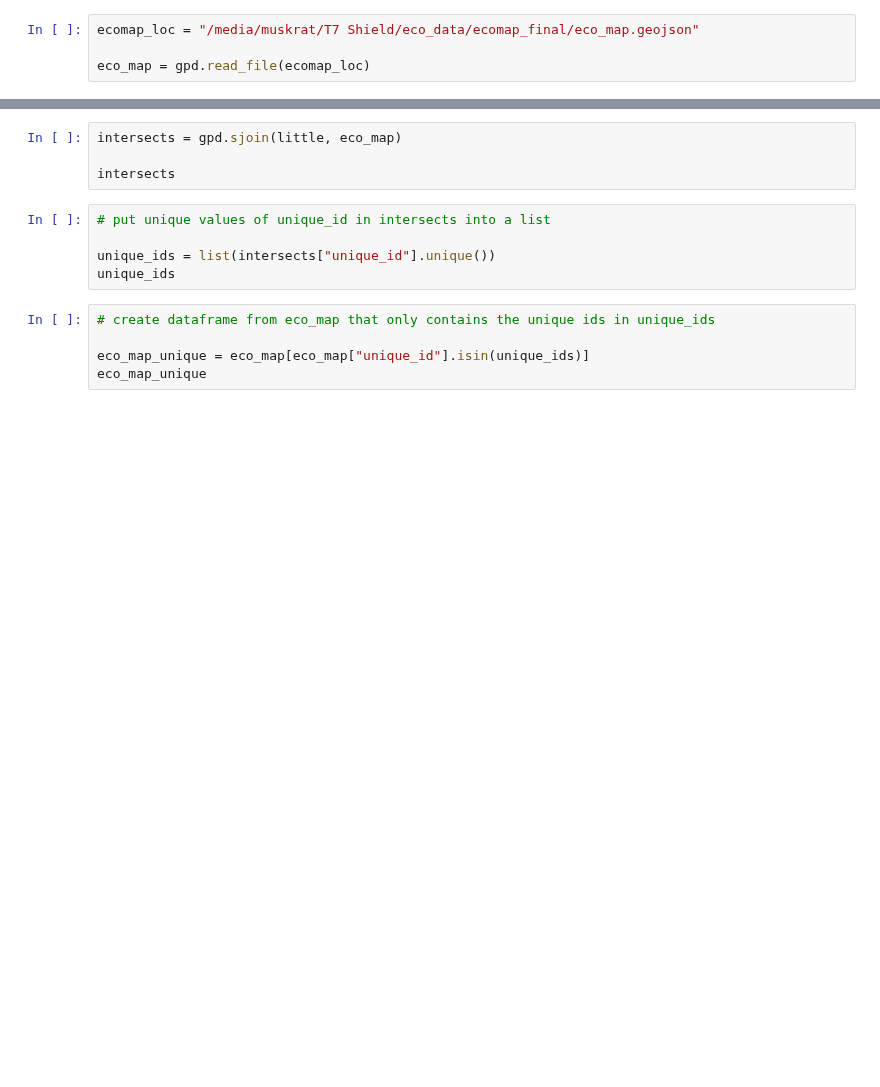
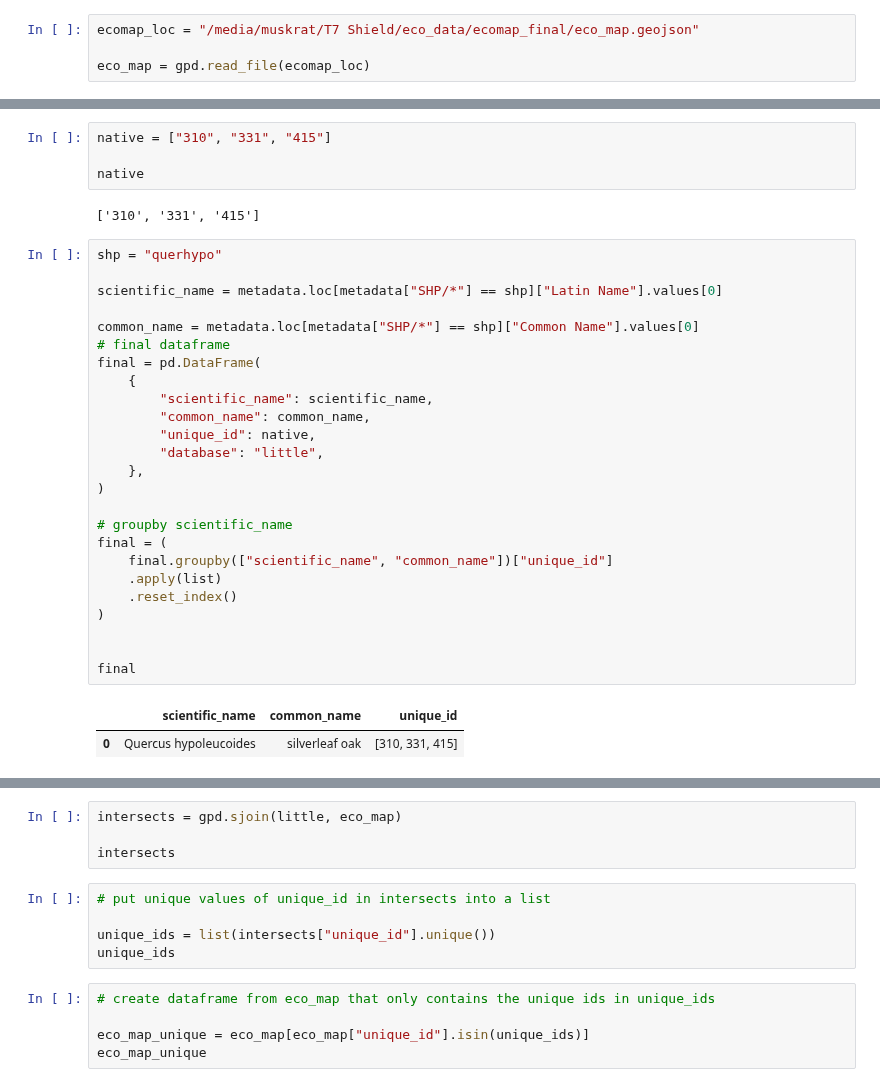
Before and after one commit to sl354207/eco_python, a Jupyter notebook: native/little_test.ipynb, the cells around one changed output, grey strips where cells are left out. Saved outputs shown, nothing was run; the diff lists cells and outputs as text; blank space fills up the shorter version.

```diff
--- a/native/little_test.ipynb
+++ b/native/little_test.ipynb
@@ -55,0 +149,34 @@ ax.invert_xaxis()
+# %%
+native = ["310", "331", "415"]
+
+native
+# %% [output]
+['310', '331', '415']
+# %%
+shp = "querhypo"
+
+scientific_name = metadata.loc[metadata["SHP/*"] == shp]["Latin Name"].values[0]
+
+common_name = metadata.loc[metadata["SHP/*"] == shp]["Common Name"].values[0]
+# final dataframe
+final = pd.DataFrame(
+    {
+        "scientific_name": scientific_name,
+        "common_name": common_name,
+        "unique_id": native,
+        "database": "little",
+    },
+)
+
+# groupby scientific_name
+final = (
+    final.groupby(["scientific_name", "common_name"])["unique_id"]
+    .apply(list)
+    .reset_index()
+)
+
+
+final
+# %% [output]
+|  | scientific_name | common_name | unique_id |
+| 0 | Quercus hypoleucoides | silverleaf oak | [310, 331, 415] |
```
Also changed, not shown: parts of 19 cells of this notebook, 2 other files.
